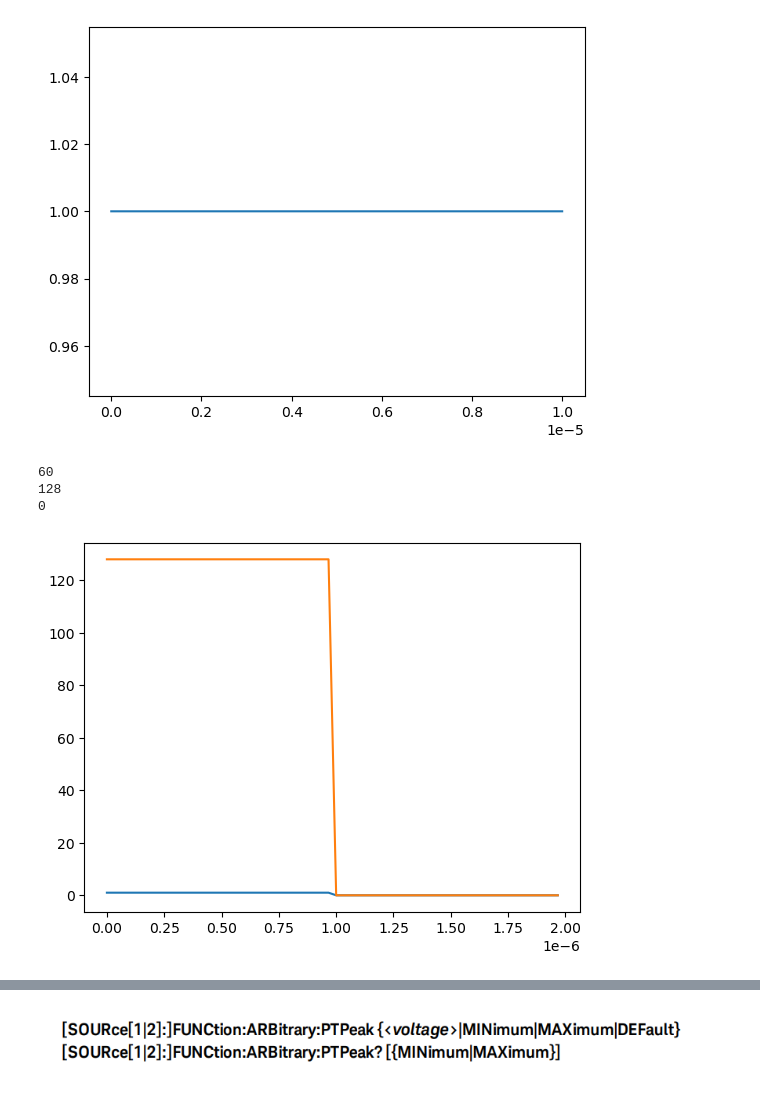
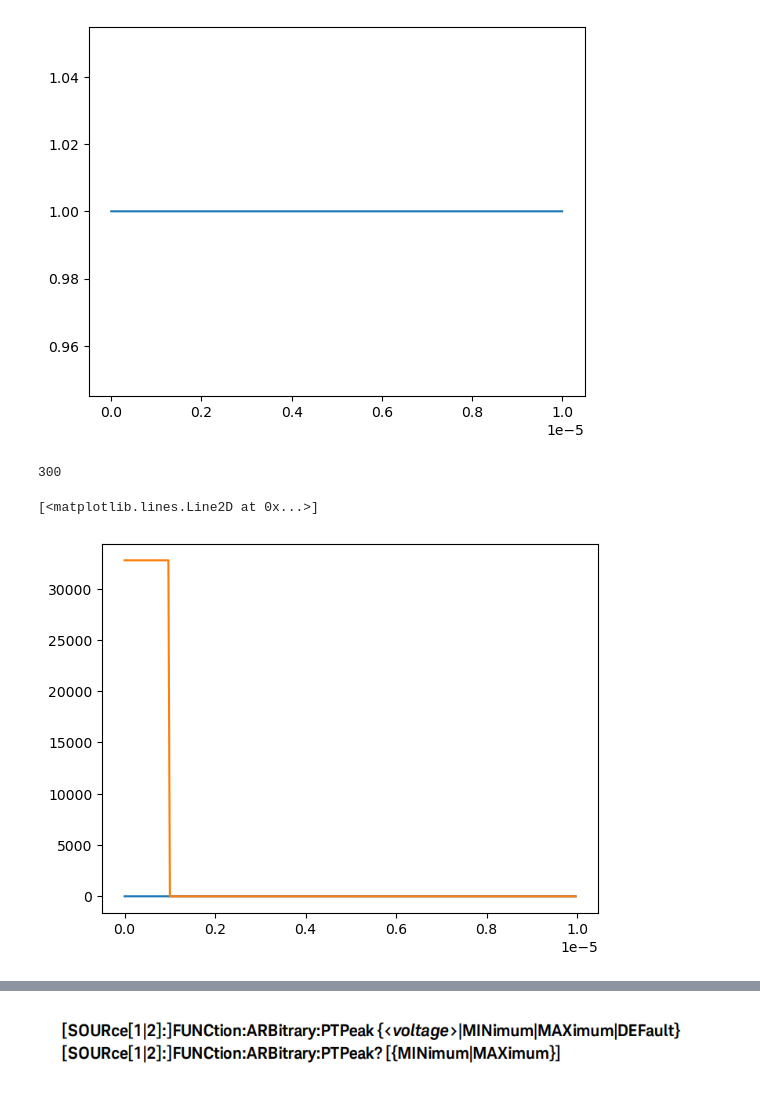
Before and after one commit to meimei2027/diamonds, a Jupyter notebook: experiment/timing.ipynb, the cells around one changed output, grey strips where cells are left out. Drawn from its saved outputs; the diff is of its cells as text; code cells hidden in the pictures.

```diff
--- a/experiment/timing.ipynb
+++ b/experiment/timing.ipynb
@@ -24,21 +24,21 @@ ax.plot(t, mod)
 # %%
 def load_csv(csv_file):
     data = np.genfromtxt(csv_file, delimiter=",", skip_header=1)
     t = np.asarray(data[:, 0], dtype=np.float32)
     ch1 = np.asarray(data[:, 1], dtype=np.float32)
     # ch2 = np.asarray(data[:, 2], dtype=np.float32)
     return t, ch1
 
 np.uint16(1)
 t, ch1 = load_csv("./waveforms/sdg1062x.csv")
 fig, ax = plt.subplots()
 ax.plot(t, ch1)
 print(len(ch1))
-waveform = np.int16(waveform * 60000)
+waveform = ch1 * 32767
+# -32768~32767
 
 ax.plot(t, waveform)
 # %% [output]
-60
-128
-0
+300
+[<matplotlib.lines.Line2D at 0x...>]
-[figure, old version]
+[figure, new version]
```
Also changed, not shown: parts of 3 cells of this notebook, 5 other files.
